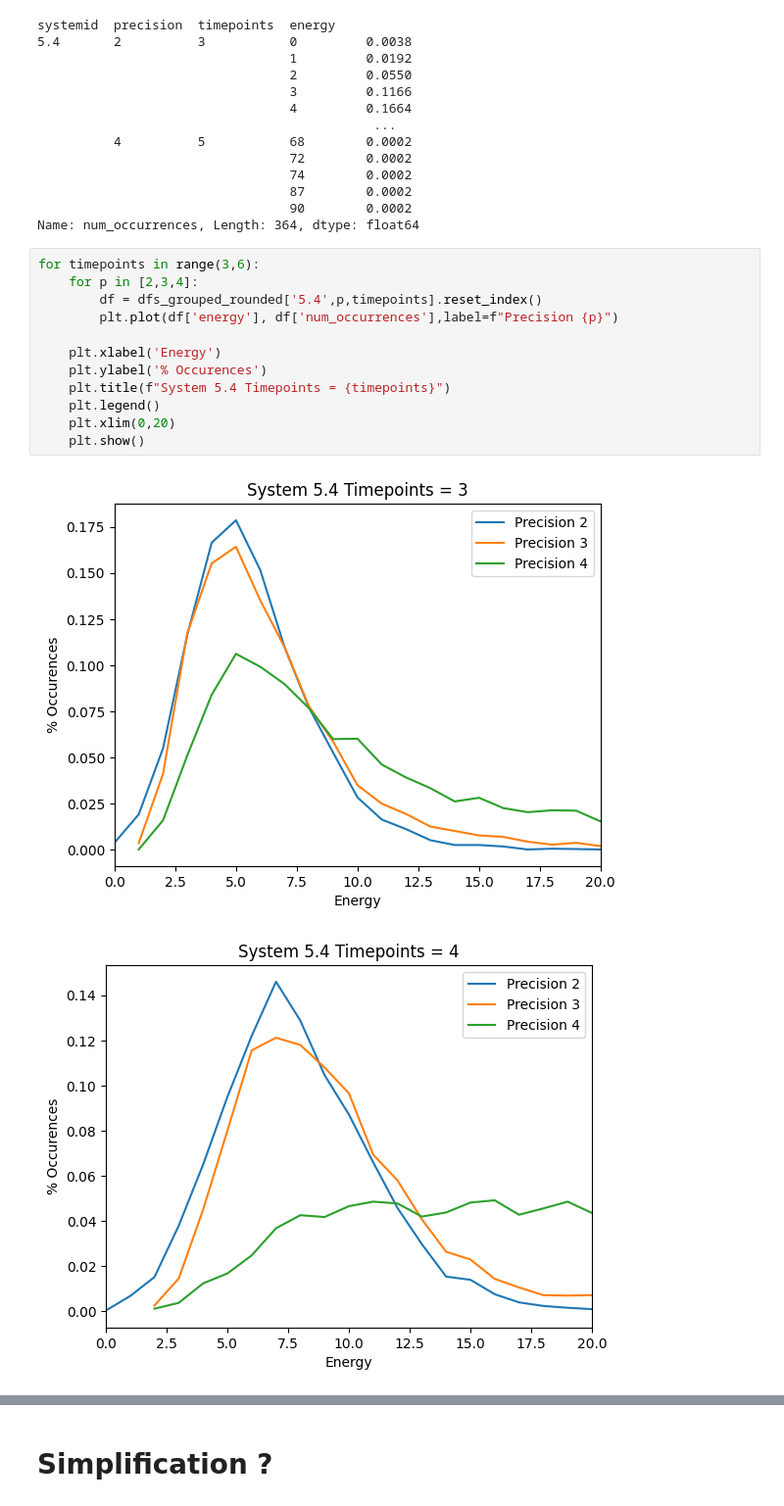
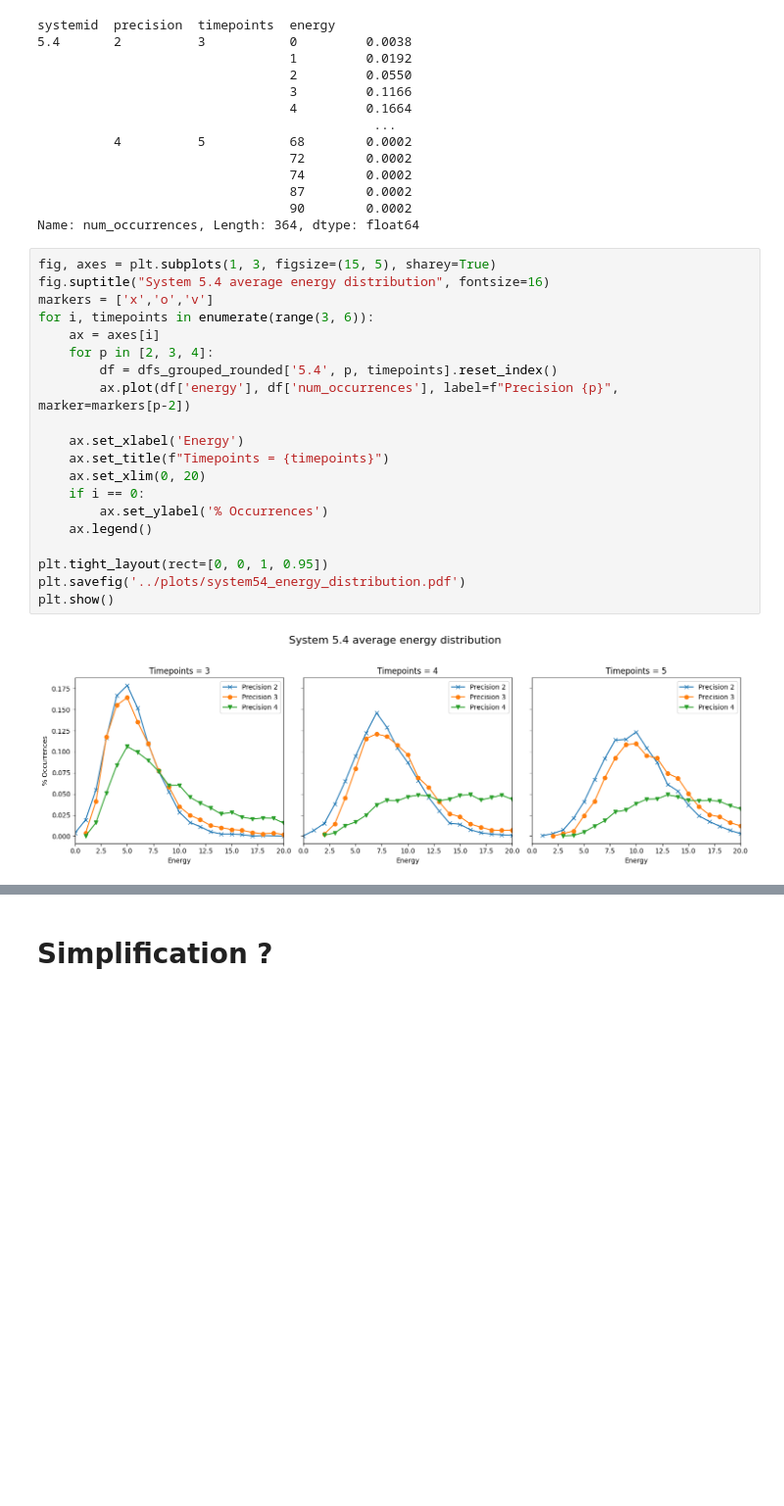
Before and after one commit to atg205/DWaveDynamics, a Jupyter notebook: notebooks/tests.ipynb, the cells around one changed output, grey strips where cells are left out. Shown: that part at 98% size. Cells and saved outputs as stored; diff of their text form; blank space fills up the shorter version.

Commit message:
plots

```diff
--- a/notebooks/tests.ipynb
+++ b/notebooks/tests.ipynb
@@ -184,17 +184,24 @@ systemid  precision  timepoints  energy
                                  90        0.0002
 Name: num_occurrences, Length: 364, dtype: float64
 # %%
-for timepoints in range(3,6):
-    for p in [2,3,4]:
-        df = dfs_grouped_rounded['5.4',p,timepoints].reset_index()
-        plt.plot(df['energy'], df['num_occurrences'],label=f"Precision {p}")
+fig, axes = plt.subplots(1, 3, figsize=(15, 5), sharey=True)
+fig.suptitle("System 5.4 average energy distribution", fontsize=16)
+markers = ['x','o','v']
+for i, timepoints in enumerate(range(3, 6)):
+    ax = axes[i]
+    for p in [2, 3, 4]:
+        df = dfs_grouped_rounded['5.4', p, timepoints].reset_index()
+        ax.plot(df['energy'], df['num_occurrences'], label=f"Precision {p}", marker=markers[p-2])
 
-    plt.xlabel('Energy')
-    plt.ylabel('% Occurences')
-    plt.title(f"System 5.4 Timepoints = {timepoints}")
-    plt.legend()
-    plt.xlim(0,20)
-    plt.show()
+    ax.set_xlabel('Energy')
+    ax.set_title(f"Timepoints = {timepoints}")
+    ax.set_xlim(0, 20)
+    if i == 0:
+        ax.set_ylabel('% Occurrences')
+    ax.legend()
+
+plt.tight_layout(rect=[0, 0, 1, 0.95])
+plt.savefig('../plots/system54_energy_distribution.pdf')
+plt.show()
 # %% [output]
-[figure, old version]
+[figure, new version]
-[figure, removed]
```
Also changed, not shown: parts of 4 cells of this notebook, 1 other file.
